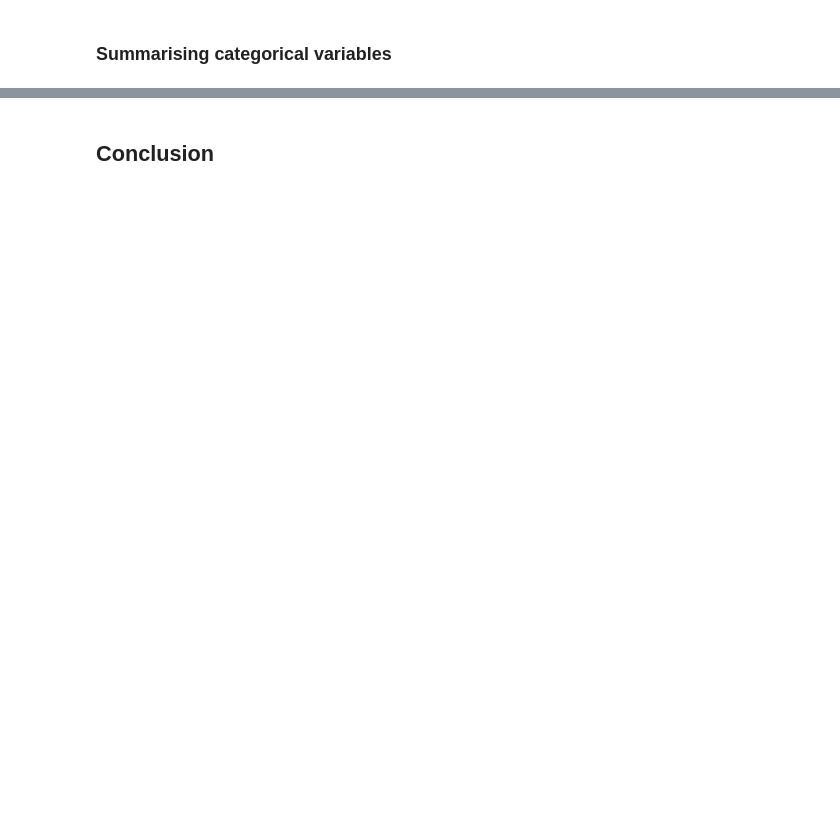
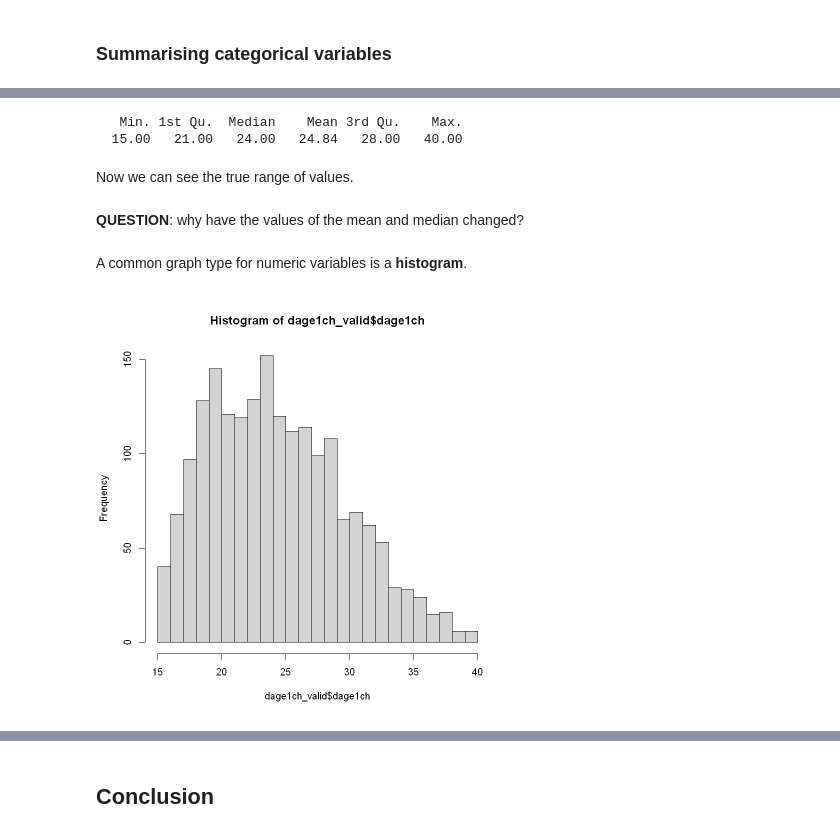
Before and after one commit to DiarmuidM/data-analysis-for-the-social-sciences-2021, a Jupyter notebook: lessons/dass-week-9-univariate-analysis-2021-11-15.ipynb, the cells around one changed output, grey strips where cells are left out. Drawn from its saved outputs; the diff is of its cells as text; code cells hidden in the pictures; blank space fills up the shorter version.

```diff
--- a/lessons/dass-week-9-univariate-analysis-2021-11-15.ipynb
+++ b/lessons/dass-week-9-univariate-analysis-2021-11-15.ipynb
@@ -182,0 +242,17 @@ summary(natsal$agrp)
+# %%
+dage1ch_valid <- subset(natsal, dage1ch > -1 & dage1ch < 99)
+# %%
+summary(dage1ch_valid$dage1ch)
+# %% [output]
+   Min. 1st Qu.  Median    Mean 3rd Qu.    Max.
+  15.00   21.00   24.00   24.84   28.00   40.00
+# %% [markdown]
+Now we can see the true range of values.
+# %% [markdown]
+**QUESTION**: why have the values of the mean and median changed?
+# %% [markdown]
+A common graph type for numeric variables is a **histogram**.
+# %%
+hist(dage1ch_valid$dage1ch, breaks = seq(15, 40, by=1)) # each bar represents a single age
+# %% [output]
+[figure, added]
```
Also changed, not shown: parts of 100 cells of this notebook, 4 other files.
